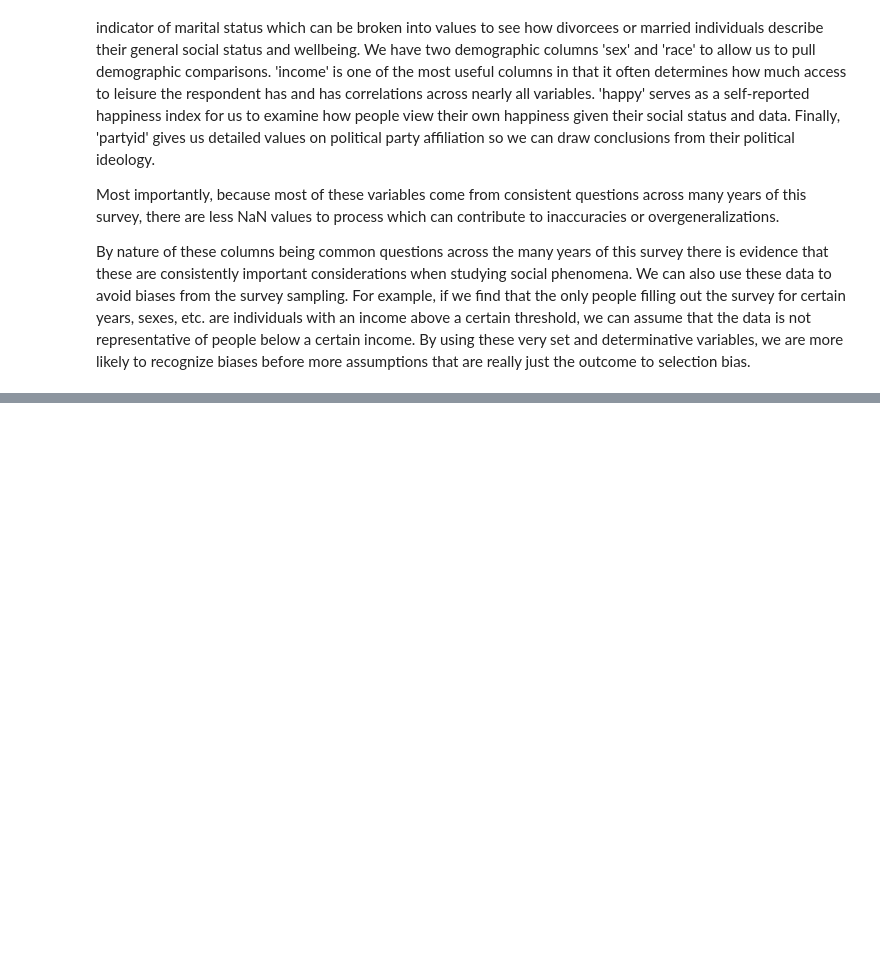
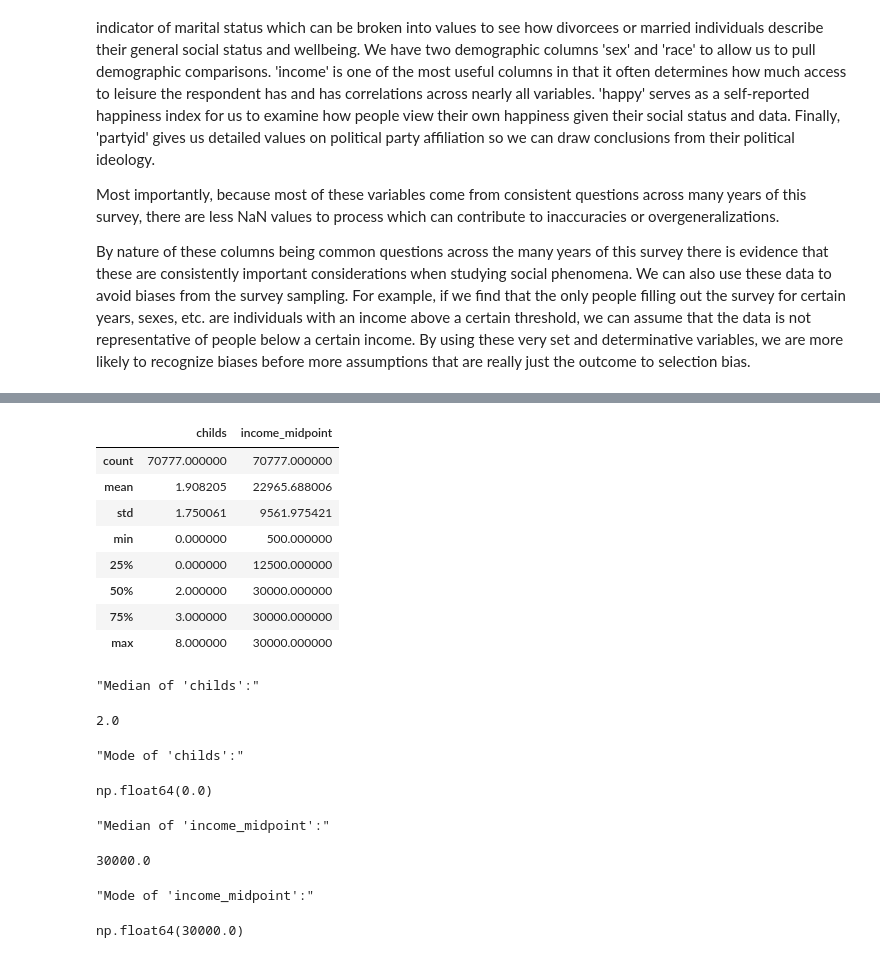
Before and after one commit to henry5250/lab_eda, a Jupyter notebook: lab_notebook.ipynb, the cells around one changed output, grey strips where cells are left out. Cells and saved outputs as stored; diff of their text form; code cells hidden in the pictures; blank space fills up the shorter version.

```diff
--- a/lab_notebook.ipynb
+++ b/lab_notebook.ipynb
@@ -86,0 +219,24 @@ By nature of these columns being common questions across the many years of this
+# %%
+display(gss_df[['childs', 'income_midpoint']].describe())
+display("Median of 'childs':", gss_df['childs'].median())
+display("Mode of 'childs':", gss_df['childs'].mode()[0])
+display("Median of 'income_midpoint':", gss_df['income_midpoint'].median())
+display("Mode of 'income_midpoint':", gss_df['income_midpoint'].mode()[0])
+# %% [output]
+|  | childs | income_midpoint |
+| count | 70777.000000 | 70777.000000 |
+| mean | 1.908205 | 22965.688006 |
+| std | 1.750061 | 9561.975421 |
+| min | 0.000000 | 500.000000 |
+| 25% | 0.000000 | 12500.000000 |
+| 50% | 2.000000 | 30000.000000 |
+| 75% | 3.000000 | 30000.000000 |
+| max | 8.000000 | 30000.000000 |
+"Median of 'childs':"
+2.0
+"Mode of 'childs':"
+np.float64(0.0)
+"Median of 'income_midpoint':"
+30000.0
+"Mode of 'income_midpoint':"
+np.float64(30000.0)
```
Also changed, not shown: parts of 8 cells of this notebook.
